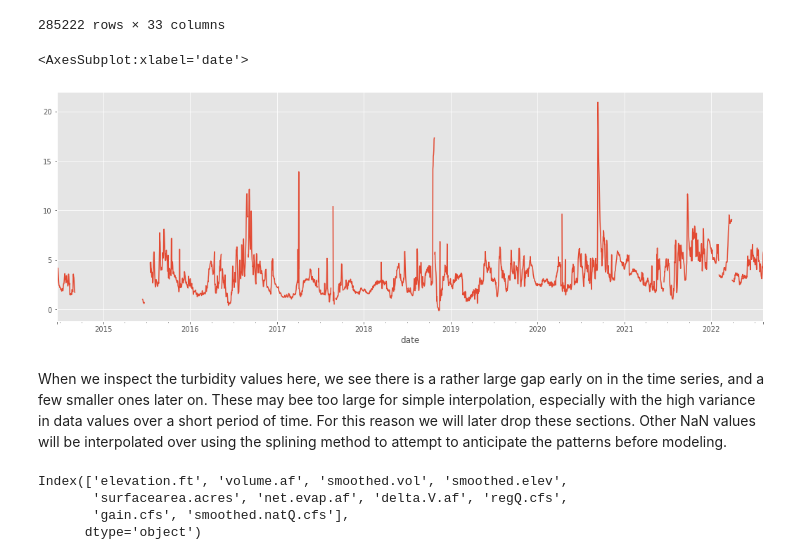
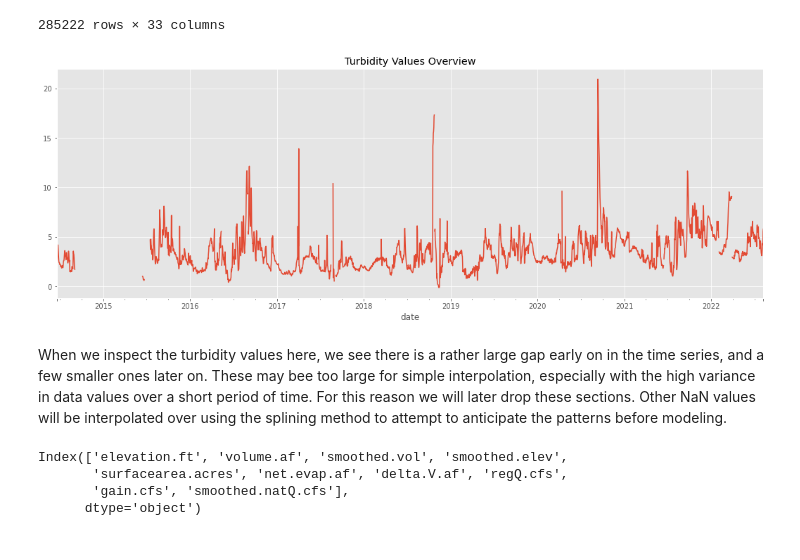
Before and after one commit to Krispy3/HFF_Water, a Jupyter notebook: HFF_Turbidity.ipynb, the cells around one changed output. Cells and saved outputs as stored; diff of their text form; code cells hidden in the pictures.

```diff
--- a/HFF_Turbidity.ipynb
+++ b/HFF_Turbidity.ipynb
@@ -95,14 +95,13 @@ ipe_interp = ipe_daily.interpolate(method='spline', order=2)
 ipe_train = ipe_interp['2016':'2020']
 # %%
 ipe_test = ipe_interp['2021']
-# %%
-ipe_daily['Turb_FNU'].plot(figsize=(18,6))
-plt.title
-# %% [output]
-<AxesSubplot:xlabel='date'>
-[figure, removed]
-# %% [markdown]
-When we inspect the turbidity values here, we see there is a rather large gap early on in the time series, and a few smaller ones later on. These may bee too large for simple interpolation, especially with the high variance in data values over a short period of time. For this reason we will later drop these sections. Other NaN values will be interpolated over using the splining method to attempt to anticipate the patterns before modeling.
+# %%
+ipe_daily['Turb_FNU'].plot(figsize=(18,6))
+plt.title('Turbidity Values Overview');
+# %% [output]
+[figure, added]
+# %% [markdown]
+When we inspect the turbidity values here, we see there is a rather large gap early on in the time series, and a few smaller ones later on. These may bee too large for simple interpolation, especially with the high variance in data values over a short period of time. For this reason we will later drop these sections. Other NaN values will be interpolated over using the splining method to attempt to anticipate the patterns before modeling.
 # %%
 # import island park dam hydrology data
 hydro_df = pd.read_csv('data/IslandPark.TS.csv')
```
Also changed, not shown: parts of 58 cells of this notebook.
